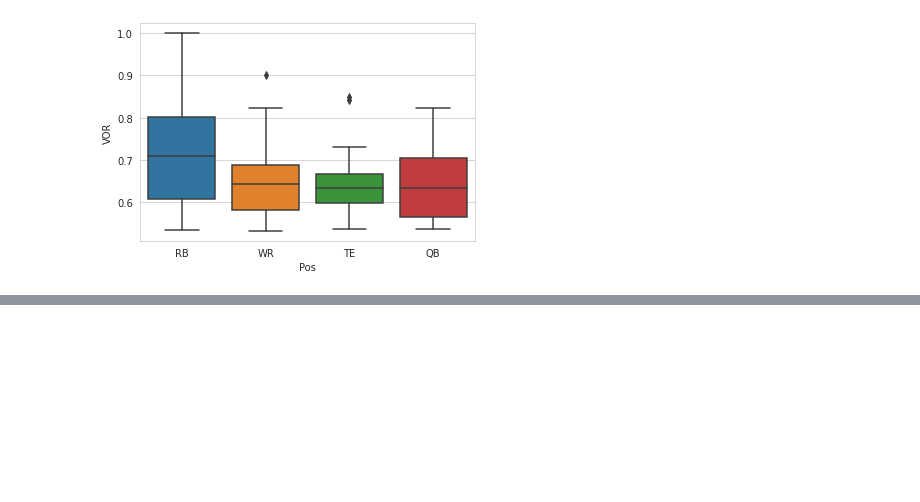
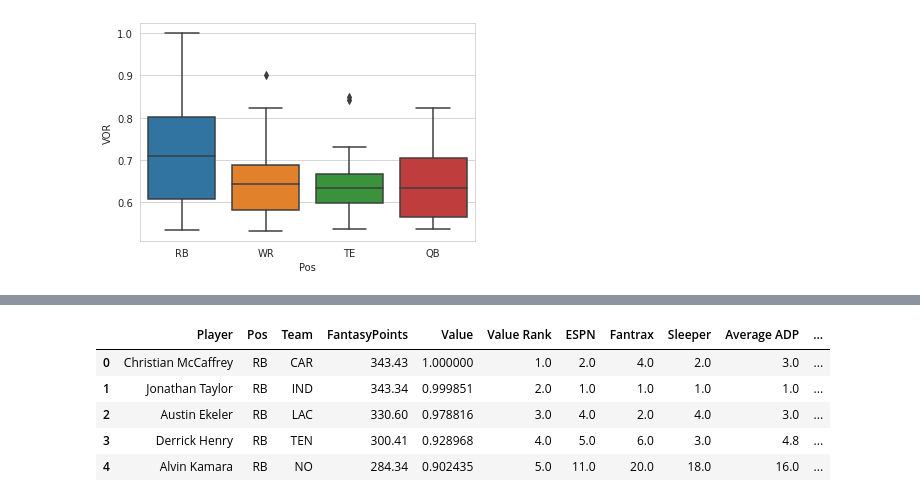
Before and after one commit to oldgreg07/Journey-to-the-Center-of-Python, a Jupyter notebook: ExploringPandas.ipynb, the cells around one changed output, grey strips where cells are left out. Cells and saved outputs as stored; diff of their text form; code cells hidden in the pictures; blank space fills up the shorter version.

```diff
--- a/ExploringPandas.ipynb
+++ b/ExploringPandas.ipynb
@@ -242,0 +266,12 @@ sns.boxplot(x=df_copy['Pos'], y=df_copy['VOR']);
+# %%
+final_df['Diff in ADP and Value'] = final_df['ADP Rank'] - final_df['Value Rank']
+final_df.head()
+
+#a positive diff in ADP and Value denotes a player who is likely being undervalued and could be a bargain relative to their draft spot.
+# %% [output]
+|  | Player | Pos | Team | FantasyPoints | Value | Value Rank | ESPN | Fantrax | Sleeper | Average ADP | ... |
+| 0 | Christian McCaffrey | RB | CAR | 343.43 | 1.000000 | 1.0 | 2.0 | 4.0 | 2.0 | 3.0 | ... |
+| 1 | Jonathan Taylor | RB | IND | 343.34 | 0.999851 | 2.0 | 1.0 | 1.0 | 1.0 | 1.0 | ... |
+| 2 | Austin Ekeler | RB | LAC | 330.60 | 0.978816 | 3.0 | 4.0 | 2.0 | 4.0 | 3.0 | ... |
+| 3 | Derrick Henry | RB | TEN | 300.41 | 0.928968 | 4.0 | 5.0 | 6.0 | 3.0 | 4.8 | ... |
+| 4 | Alvin Kamara | RB | NO | 284.34 | 0.902435 | 5.0 | 11.0 | 20.0 | 18.0 | 16.0 | ... |
```
Also changed, not shown: parts of 4 cells of this notebook.
